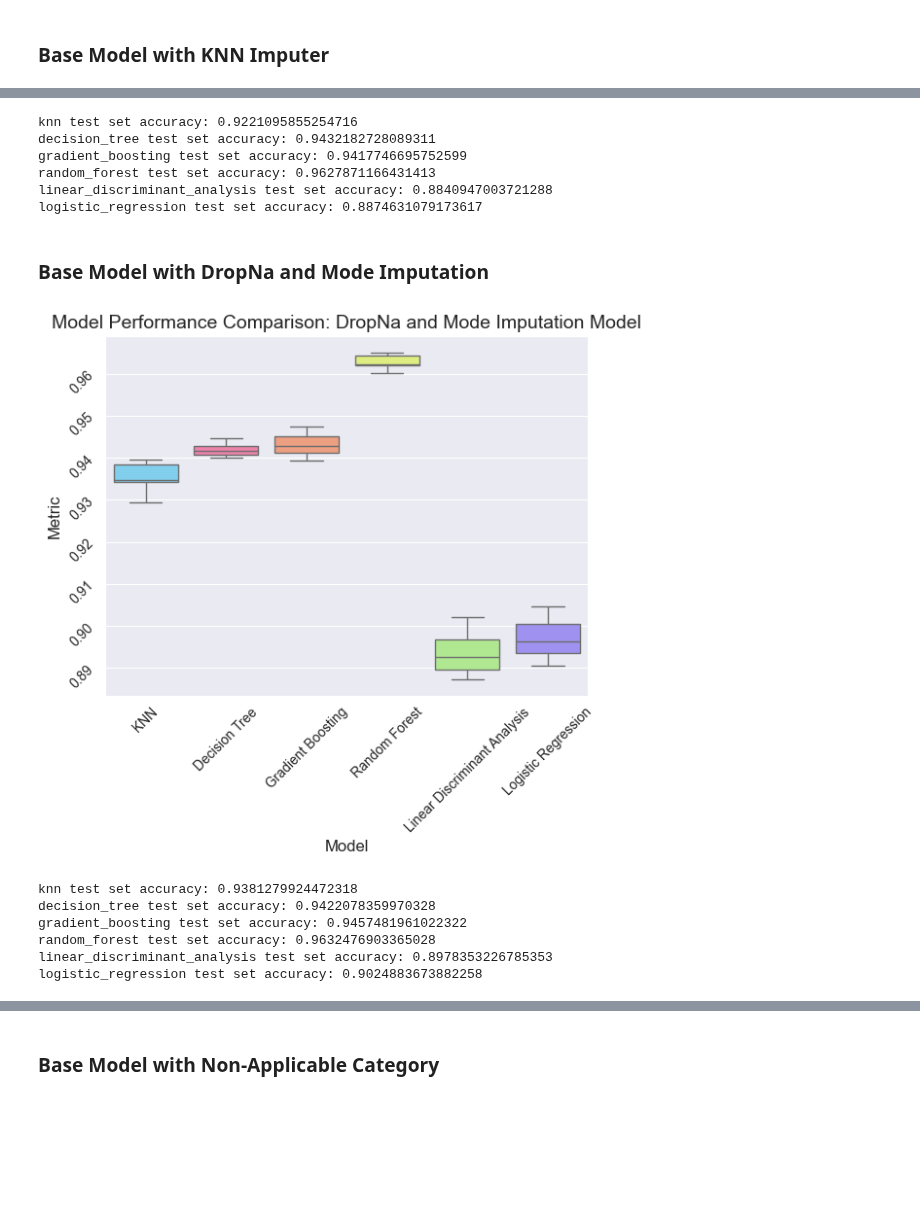
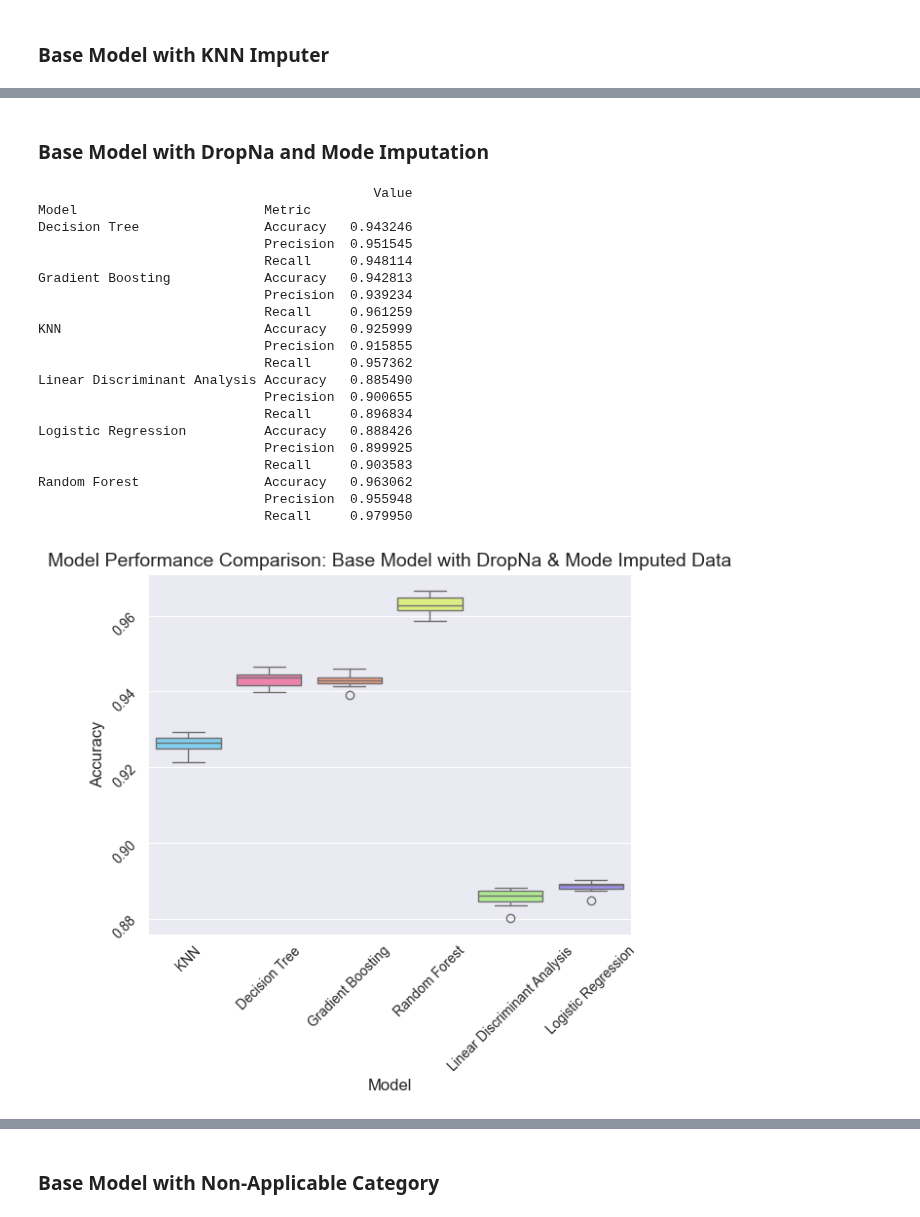
Before and after one commit to alexandra-pritoula/airline_passenger_satisfaction, a Jupyter notebook: Notebooks/model_training_and_evaluation.ipynb, the cells around one changed output, grey strips where cells are left out. Saved outputs shown, nothing was run; the diff lists cells and outputs as text; code cells hidden in the pictures; blank space fills up the shorter version.

Commit message:
model presentation adjusted.

```diff
--- a/Notebooks/model_training_and_evaluation.ipynb
+++ b/Notebooks/model_training_and_evaluation.ipynb
@@ -197,20 +242,3 @@ models = {'knn': KNeighborsClassifier(),
-# %%
-# Dictionary to store loaded models:
-loaded_models = {}
-
-# Loading the saved models:
-for name in models.keys():
-    model_pkl_file = '../Models/Imputation_Model_2/{}.pkl'.format(name)
-    with open(model_pkl_file, 'rb') as file:
-        loaded_models[name] = pickle.load(file)
-    print('{} test set accuracy: {}'.format(name, loaded_models[name]))
-# %% [output]
-knn test set accuracy: 0.9221095855254716
-decision_tree test set accuracy: 0.9432182728089311
-gradient_boosting test set accuracy: 0.9417746695752599
-random_forest test set accuracy: 0.9627871166431413
-linear_discriminant_analysis test set accuracy: 0.8840947003721288
-logistic_regression test set accuracy: 0.8874631079173617
 # %% [markdown]
 ### Base Model with DropNa and Mode Imputation
 # %%
@@ -252,41 +298,45 @@ models = {'KNN': KNeighborsClassifier(),
 # %%
 # Loading the results:
-bm_data = pd.read_pickle('../Models/Imputation_Model_3/bm_data.pkl')
+results_long = pd.read_pickle('../Models/Imputation_Model_3/results_dropna_mode_model.pkl')
+
+# Formatting the results for printing:
+results = results_long.groupby(['Model', 'Metric']).mean()
+results = pd.DataFrame(results)
+print(results)
+
+# Formatting data for multiple boxplots plot:
+results_boxplot = results_long[results_long['Metric'] == 'Accuracy'].drop('Metric', axis = 1)
 
 # Plotting the boxplots:
 sns.set_style('darkgrid')
-ax = sns.boxplot(x='Model', y='Metric', hue='Model', data=bm_data, palette = ['#70D6FF', '#FF70A6', '#FF9770', '#E9FF70', '#AAF683', '#9381FF'])
+ax = sns.boxplot(x='Model', y='Value', hue='Model', data=results_boxplot, palette = ['#70D6FF', '#FF70A6', '#FF9770', '#E9FF70', '#AAF683', '#9381FF'])
 
 # Customizing the plots:
-ax.set_title('Model Performance Comparison: DropNa and Mode Imputation Model', fontsize = 14)
+ax.set_title('Model Performance Comparison: Base Model with DropNa & Mode Imputed Data', fontsize = 14)
 ax.set_xlabel('Model', fontsize = 12)
-ax.set_ylabel('Metric', fontsize = 12)
+ax.set_ylabel('Accuracy', fontsize = 12)
 ax.tick_params(axis='both', labelsize = 10, rotation = 45)
 
 plt.show()
 # %% [output]
+                                           Value
+Model                        Metric
+Decision Tree                Accuracy   0.943246
+                             Precision  0.951545
+                             Recall     0.948114
+Gradient Boosting            Accuracy   0.942813
+                             Precision  0.939234
+                             Recall     0.961259
+KNN                          Accuracy   0.925999
+                             Precision  0.915855
+                             Recall     0.957362
+Linear Discriminant Analysis Accuracy   0.885490
+                             Precision  0.900655
+                             Recall     0.896834
+Logistic Regression          Accuracy   0.888426
+                             Precision  0.899925
+                             Recall     0.903583
+Random Forest                Accuracy   0.963062
+                             Precision  0.955948
+                             Recall     0.979950
-[figure, old version]
+[figure, new version]
-# %%
-# Renaming models to be saved
-models = {'knn': KNeighborsClassifier(),
-          'decision_tree': DecisionTreeClassifier(),
-          'gradient_boosting': GradientBoostingClassifier(),
-          'random_forest': RandomForestClassifier(),
-          'linear_discriminant_analysis': LinearDiscriminantAnalysis(),
-          'logistic_regression': LogisticRegression()}
-
-# for name, model in models.items():
-     # model.fit(X_train_scaled, y_train)
-     # test_score = model.score(X_test_scaled, y_test)
-     # print('{} test set accuracy: {}'.format(name, test_score))
-     # save each model as a pickle file
-     # model_pkl_file = '../Models/Imputation_Model_3/{}.pkl'.format(name)
-     # with open(model_pkl_file, 'wb') as file:
-         # pickle.dump(model, file)
-# %% [output]
-knn test set accuracy: 0.9381279924472318
-decision_tree test set accuracy: 0.9422078359970328
-gradient_boosting test set accuracy: 0.9457481961022322
-random_forest test set accuracy: 0.9632476903365028
-linear_discriminant_analysis test set accuracy: 0.8978353226785353
-logistic_regression test set accuracy: 0.9024883673882258
```
Also changed, not shown: parts of 19 cells of this notebook, 5 other files.
